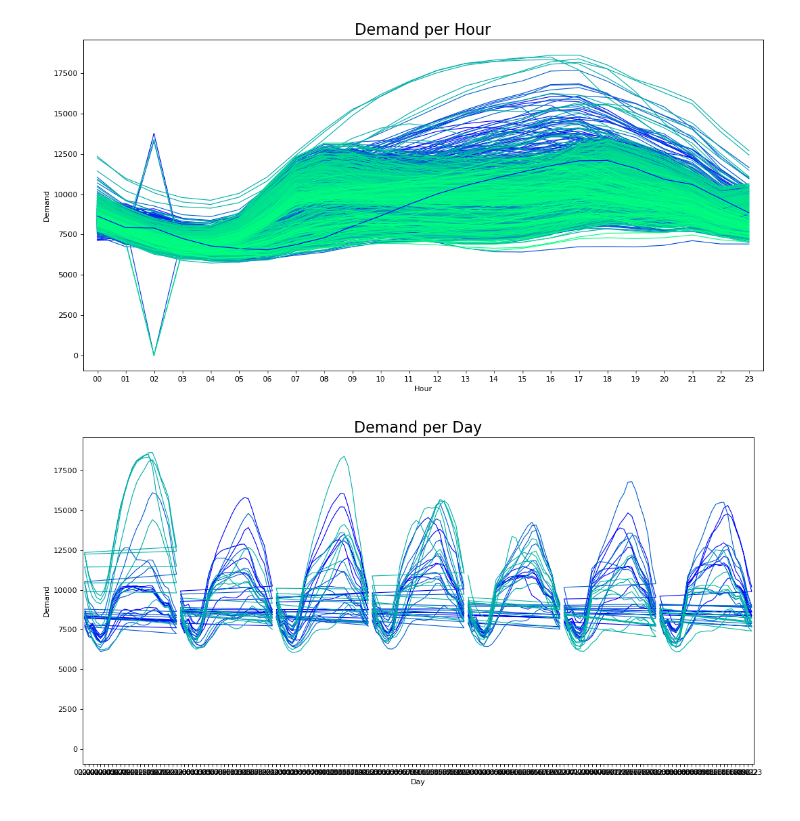
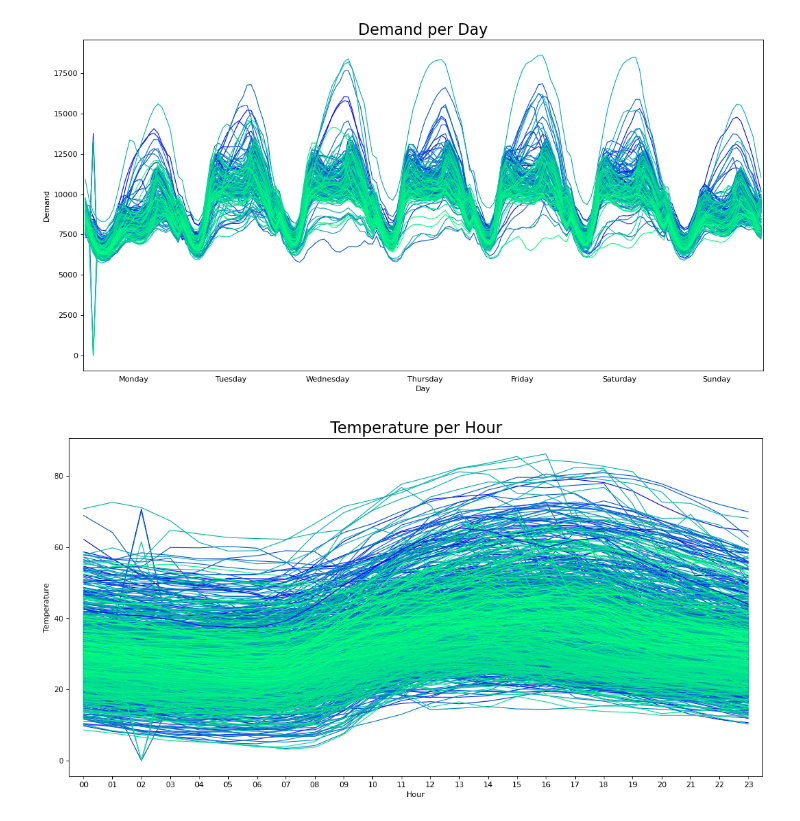
Before and after one commit to marknhenry/forecasting, a Jupyter notebook: exploration/py/02 - Test Seasonal Plot.ipynb, the cells around one changed output. Drawn from its saved outputs; the diff is of its cells as text; code cells hidden in the pictures.

Commit message:
Week Also Working :)

```diff
--- a/exploration/py/02 - Test Seasonal Plot.ipynb
+++ b/exploration/py/02 - Test Seasonal Plot.ipynb
@@ -56,10 +106,6 @@ import datetime
 from utils3 import seasonal_plotter
 import os
 
-# ******************************************************************************************
-# ************************************   Part 1   ******************************************
-# ******************************************************************************************
-
 temps = pd.read_csv('../../data/vic_elec.csv', parse_dates=[['Date', 'Time']])
 elec_demand = (
     temps
@@ -68,11 +114,17 @@ elec_demand = (
     .resample('1H')
     .sum()
 )
-
-seasonal_plotter(elec_demand, 'Demand', period='day', filename='Electricity Demand')
+seasonal_plotter(elec_demand, 'Demand', period='week', filename='Electricity Demand')
 # %% [output]
-[figure, old version]
+[figure, new version]
-# %%
-seasonal_plotter(elec_demand, 'Demand', period='week', filename='Electricity Demand')
-# %% [output]
-[figure, removed]
+# %%
+elec_demand = (
+    temps
+    .set_index('Date_Time')
+    .drop(['Index', 'Date.1', 'Demand', 'Holiday'], axis=1)
+    .resample('1H')
+    .sum()
+)
+seasonal_plotter(elec_demand, 'Temperature', period='day', filename='Electricity Demand')
+# %% [output]
+[figure, added]
```
Also changed, not shown: parts of 3 cells of this notebook, 2 other files.
